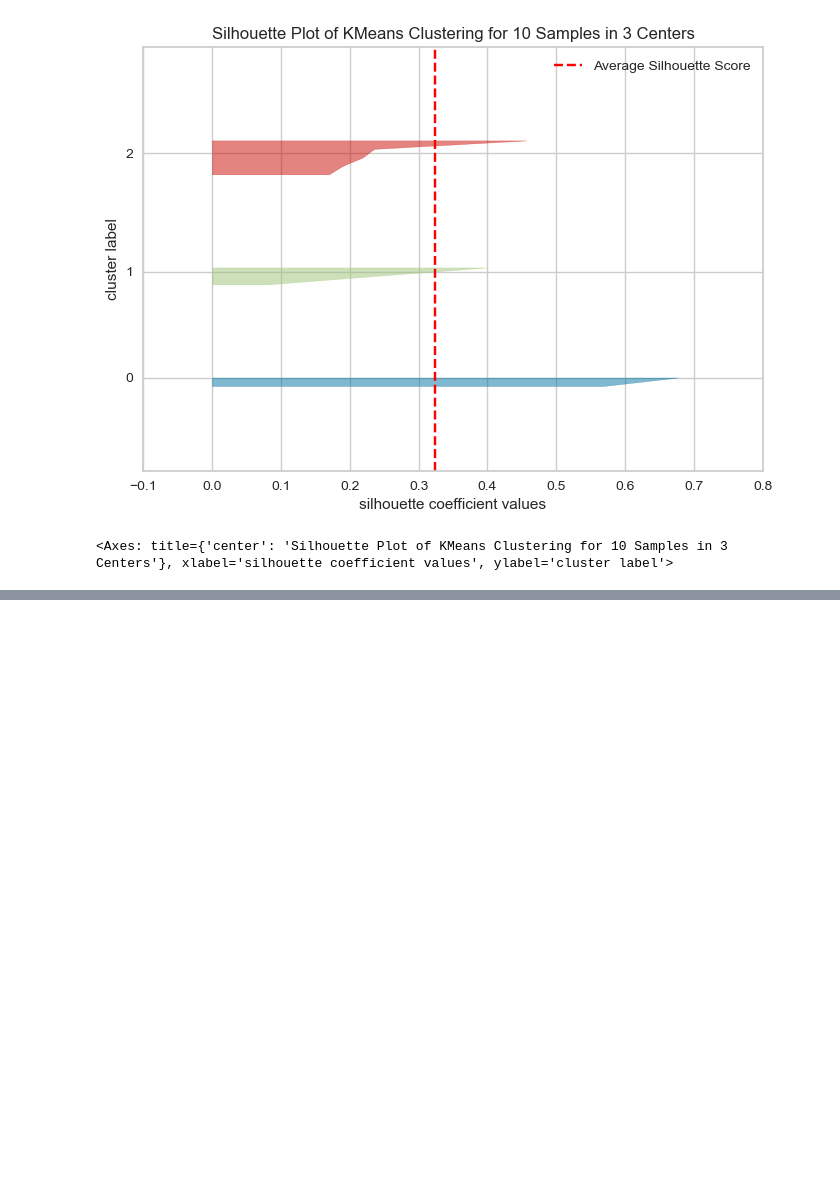
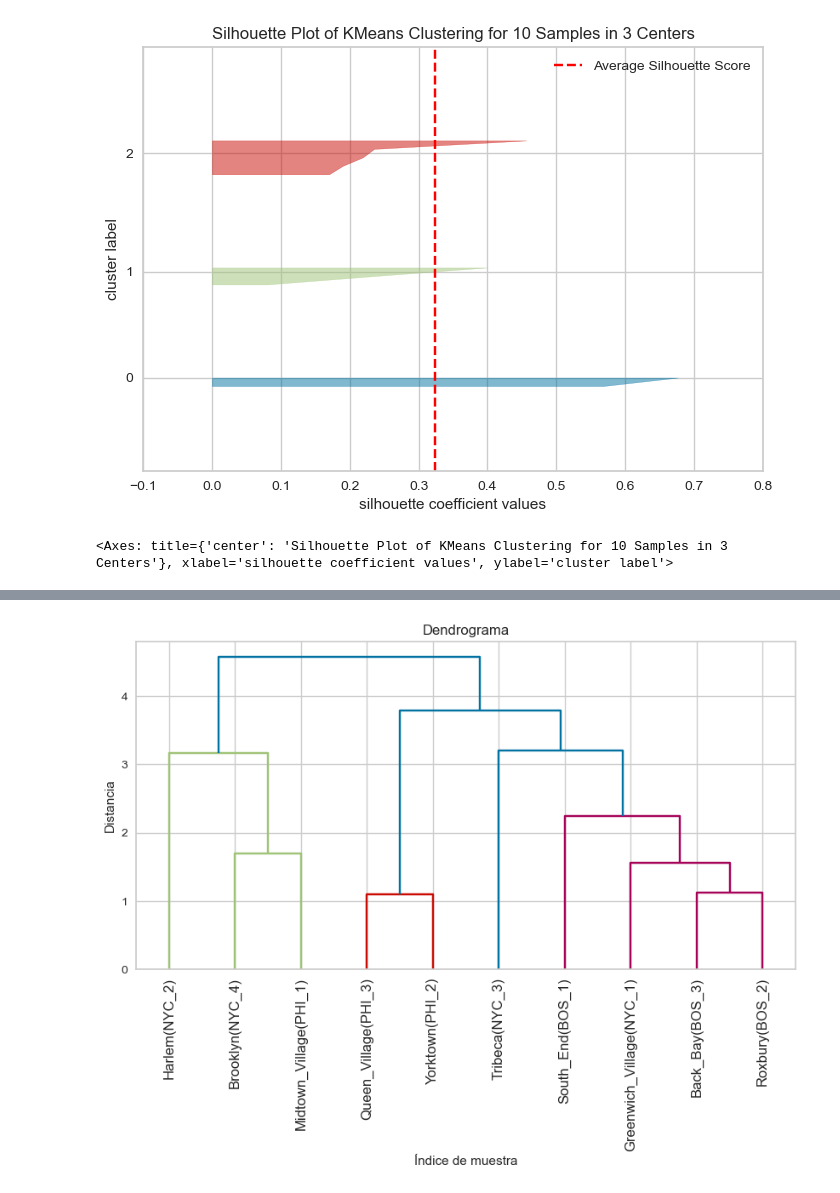
Before and after one commit to alitermat/capstone_retail_TFM, a Jupyter notebook: notebooks/Clustering-tienda.ipynb, the cells around one changed output, grey strips where cells are left out. Drawn from its saved outputs; the diff is of its cells as text; code cells hidden in the pictures; blank space fills up the shorter version.

```diff
--- a/notebooks/Clustering-tienda.ipynb
+++ b/notebooks/Clustering-tienda.ipynb
@@ -166,0 +172,16 @@ df_cluster_tiendas
+# %%
+# Calcula la matriz de enlace utilizando el método de agrupamiento y la distancia definidos
+Z = linkage(df_cluster_ss, method='complete', metric='euclidean')
+# %%
+ordered_labels = [tiendas[i] for i in range(len(tiendas))]
+
+# Visualiza el dendrograma
+plt.figure(figsize=(10, 5))
+dendrogram(Z,labels=ordered_labels)
+plt.title('Dendrograma')
+plt.xlabel('Índice de muestra')
+plt.xticks(rotation=90)
+plt.ylabel('Distancia')
+plt.show()
+# %% [output]
+[figure, added]
```
Also changed, not shown: parts of 5 cells of this notebook.
